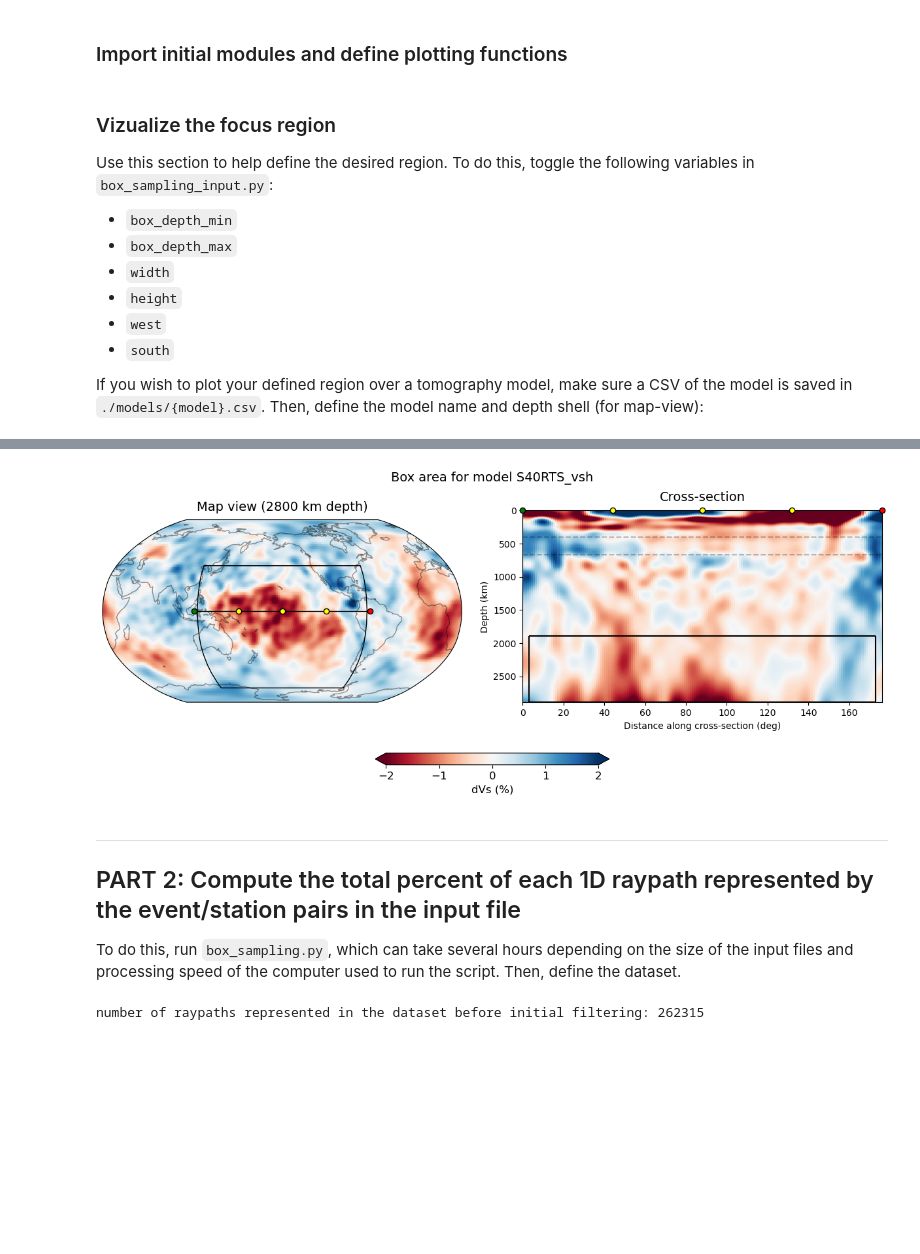
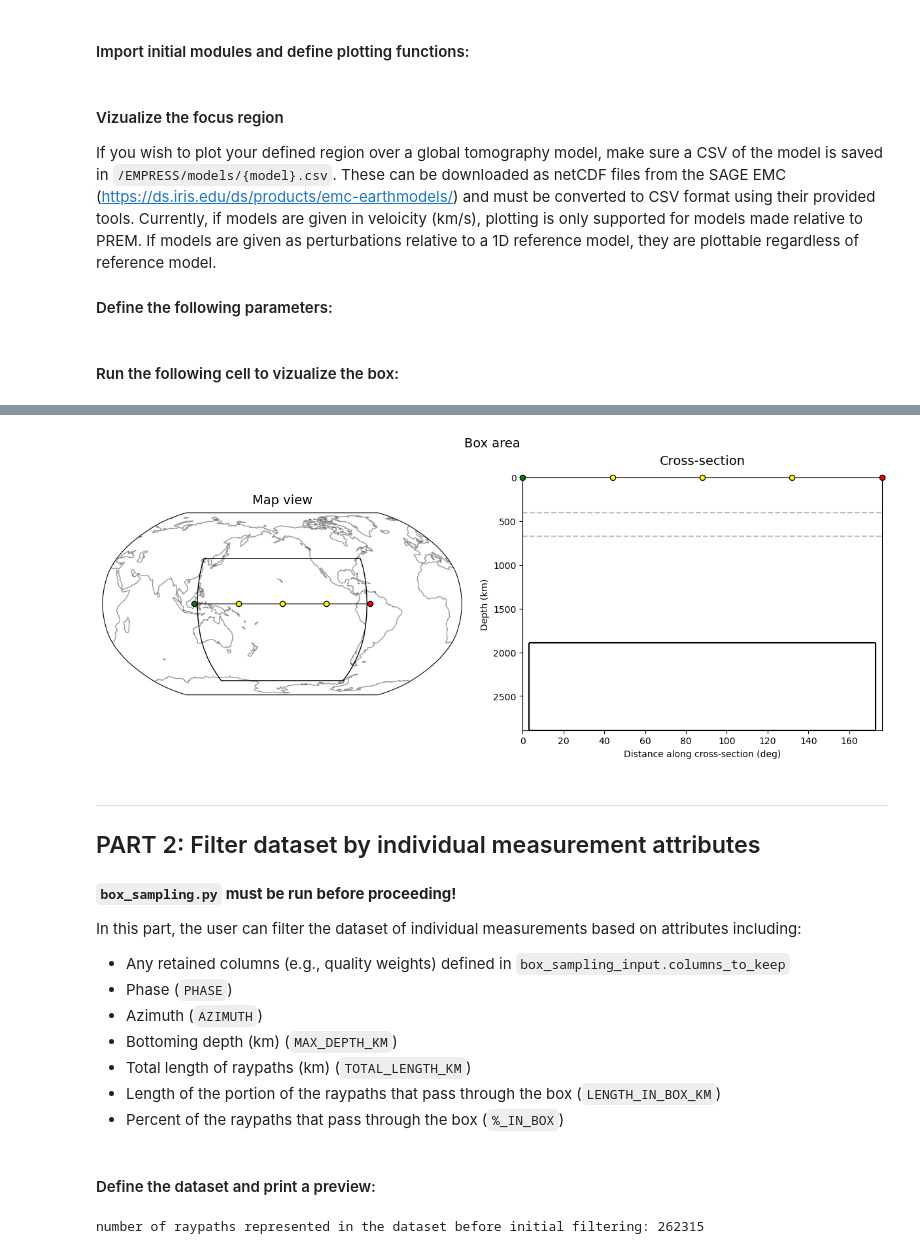
Before and after one commit to claire-richardson/EMPRESS, a Jupyter notebook: EMPRESS.ipynb, the cells around one changed output, grey strips where cells are left out. Cells and saved outputs as stored; diff of their text form; code cells hidden in the pictures; blank space fills up the shorter version.

Commit message:
added clearer docs to jupyter notebook

```diff
--- a/EMPRESS.ipynb
+++ b/EMPRESS.ipynb
@@ -6,6 +26,5 @@
 # %% [markdown]
-### Import initial modules and define plotting functions
-<!-- Main dataset contains information, including percentage of box sampling, calculated using `box_sampling.py`. That script must be run before using this notebook. -->
+#### Import initial modules and define plotting functions:
 # %%
 import geo_math
 import refmodels
@@ -332,37 +471,33 @@ def coverage_mesh(ar_blocks, ar_coverage, coord_increment, column_index):
         lat_idx += 1
     return ar.T
 # %% [markdown]
-### Vizualize the focus region
-Use this section to help define the desired region. To do this, toggle the following variables in `box_sampling_input.py`:
+#### Vizualize the focus region
 
-- `box_depth_min`
-- `box_depth_max`
-- `width`
-- `height`
-- `west`
-- `south`
+If you wish to plot your defined region over a global tomography model, make sure a CSV of the model is saved in `/EMPRESS/models/{model}.csv`. These can be downloaded as netCDF files from the SAGE EMC (https://ds.iris.edu/ds/products/emc-earthmodels/) and must be converted to CSV format using their provided tools. Currently, if models are given in veloicity (km/s), plotting is only supported for models made relative to PREM. If models are given as perturbations relative to a 1D reference model, they are plottable regardless of reference model.
 
-If you wish to plot your defined region over a tomography model, make sure a CSV of the model is saved in `./models/{model}.csv`. Then, define the model name and depth shell (for map-view):
+#### Define the following parameters:
 # %%
-model = 'S40RTS_vsh' # model name from './models' directory. If no model layer is desired for the map, define as `None`
-model_wave_type = 'S'
-model_depth = 2800 # depth shell to plot on the lateral map
-model_value = 'vsh'
-model_value_type = 'perturbation' # 'perturbation' or 'velocity'
-map_increment = 1
+# global tomography model layer attributes:
+model = None # model name from '/EMPRESS/models' directory. If no model layer is desired or available for the map, define as `None`
+model_wave_type = 'S' # wave polarity of the model to plot. Either 'S', 'P'. If `model` == 'None, this variable is ignored
+model_depth = 2800 # model depth to plot on the lateral map in km. If `model` == 'None, this variable is ignored
+model_value = 'vsh' # column name of the model value to plot. If `model` == 'None, this variable is ignored
+model_value_type = 'perturbation' # format of the given value, either 'perturbation' or 'velocity'. If `model` == 'None, this variable is ignored.
+map_increment = 1 # grid increment at which to plot the maps. If `model` == 'None, this variable is ignored
+tomo_bar_val = 2 # absolute value for colorbar minimum and maximum values, given in percent. If `model` == 'None, this variable is ignored
 
-# cross section attributes (must be less than 180 degrees in extent)
-start_point = [0, 117]
-end_point = [-0, -67]
-
-number_of_reference_points = 3
-tomo_cm = 'RdBu'
-tomo_bar_val = 2
+# cross section attributes (must be less than 180 degrees in extent):
+start_point = [0, 117] # start point of the cross-section, plotted as a green dot
+end_point = [-0, -67] # end point of the cross-section, plotted as a red dot
+number_of_reference_points = 3 # number of evenly spaced reference points to plot along the cross-section, plotted as yellow points
+# %% [markdown]
+#### Run the following cell to vizualize the box:
 # %%
 %%time
 fig = plt.figure(figsize = (12,5), constrained_layout = True)
 lats = np.arange(-90, 90, map_increment)
 lons = np.arange(-180, 180, map_increment)
+tomo_cm = 'RdBu'
 
 # define map extents
 w = box_sampling_input.west
@@ -437,7 +572,7 @@ if model != None:
 else:
     ax1.annotate(f'Map view', xy = (0.5, 1.05), ha = 'center', xycoords = 'axes fraction', fontsize = 14)
     zero_ar = np.zeros((1, 1))
-    ax2.pcolormesh([0, xsec_length], [0, 2891], zero_ar, cmap = tomo_cm, vmin = 0, vmax = 0)
+    ax2.pcolormesh([0, xsec_length], [0, 2891], zero_ar, cmap = 'Greys', vmin = 0, vmax = 0)
     suptitle = f'Box area'
 
 ## add box outline:
@@ -502,9 +637,21 @@ Wall time: 21.1 s
-[figure, old version]
+[figure, new version]
 # %% [markdown]
 ---
-## PART 2: Compute the total percent of each 1D raypath represented by the event/station pairs in the input file
+## PART 2: Filter dataset by individual measurement attributes
 
-To do this, run `box_sampling.py`, which can take several hours depending on the size of the input files and processing speed of the computer used to run the script. Then, define the dataset.
+#### **`box_sampling.py` must be run before proceeding!**
+
+In this part, the user can filter the dataset of individual measurements based on attributes including:
+
+- Any retained columns (e.g., quality weights) defined in `box_sampling_input.columns_to_keep`
+- Phase (`PHASE`)
+- Azimuth (`AZIMUTH`)
+- Bottoming depth (km) (`MAX_DEPTH_KM`)
+- Total length of raypaths (km) (`TOTAL_LENGTH_KM`)
+- Length of the portion of the raypaths that pass through the box (`LENGTH_IN_BOX_KM`)
+- Percent of the raypaths that pass through the box (`%_IN_BOX`)
+# %% [markdown]
+#### Define the dataset and print a preview:
 # %%
 df_data = pd.read_csv(box_sampling_input.dataset_save_name)
 print(f'number of raypaths represented in the dataset before initial filtering: {len(df_data)}')
```
Also changed, not shown: parts of 26 cells of this notebook, 1 other file.
